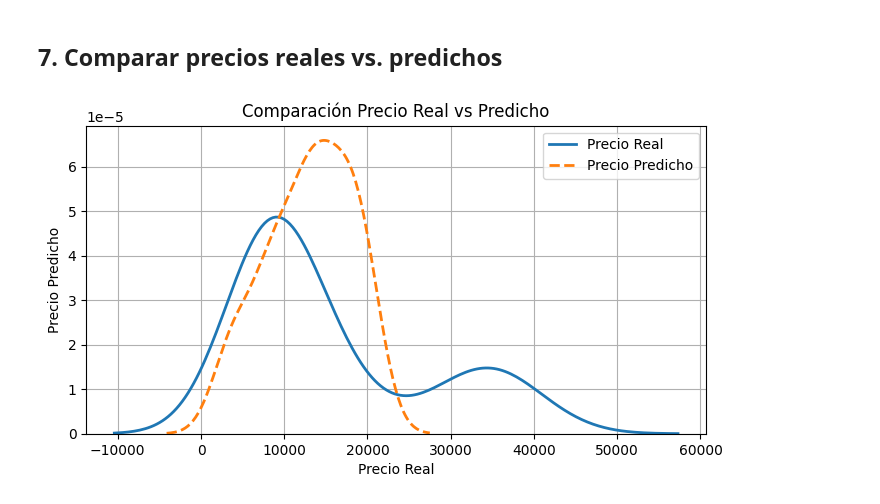
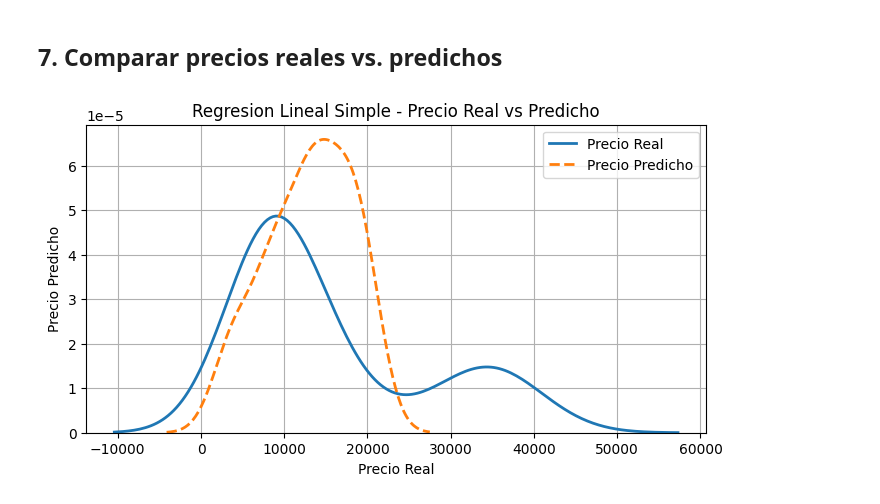
Before and after one commit to Jose-Gabriel-Rodriguez/MachineLearning, a Jupyter notebook: Unidad2/1_Regresion_Lineal_Simple_Automobile.ipynb, the cells around one changed output. Drawn from its saved outputs; the diff is of its cells as text; code cells hidden in the pictures.

```diff
--- a/Unidad2/1_Regresion_Lineal_Simple_Automobile.ipynb
+++ b/Unidad2/1_Regresion_Lineal_Simple_Automobile.ipynb
@@ -111,13 +111,13 @@ Intersección (bias): 31365.48
 # %%
 #plt.scatter(y_test, y_pred)
 plt.figure(figsize=(8, 4))
 sns.kdeplot(y_test, label='Precio Real', linewidth=2)
 sns.kdeplot(y_pred, label='Precio Predicho', linewidth=2, linestyle='--')
 plt.xlabel("Precio Real")
 plt.ylabel("Precio Predicho")
-plt.title("Comparación Precio Real vs Predicho")
+plt.title("Regresion Lineal Simple - Precio Real vs Predicho")
 plt.grid(True)
 plt.legend()
 plt.show()
 # %% [output]
-[figure, old version]
+[figure, new version]
```
